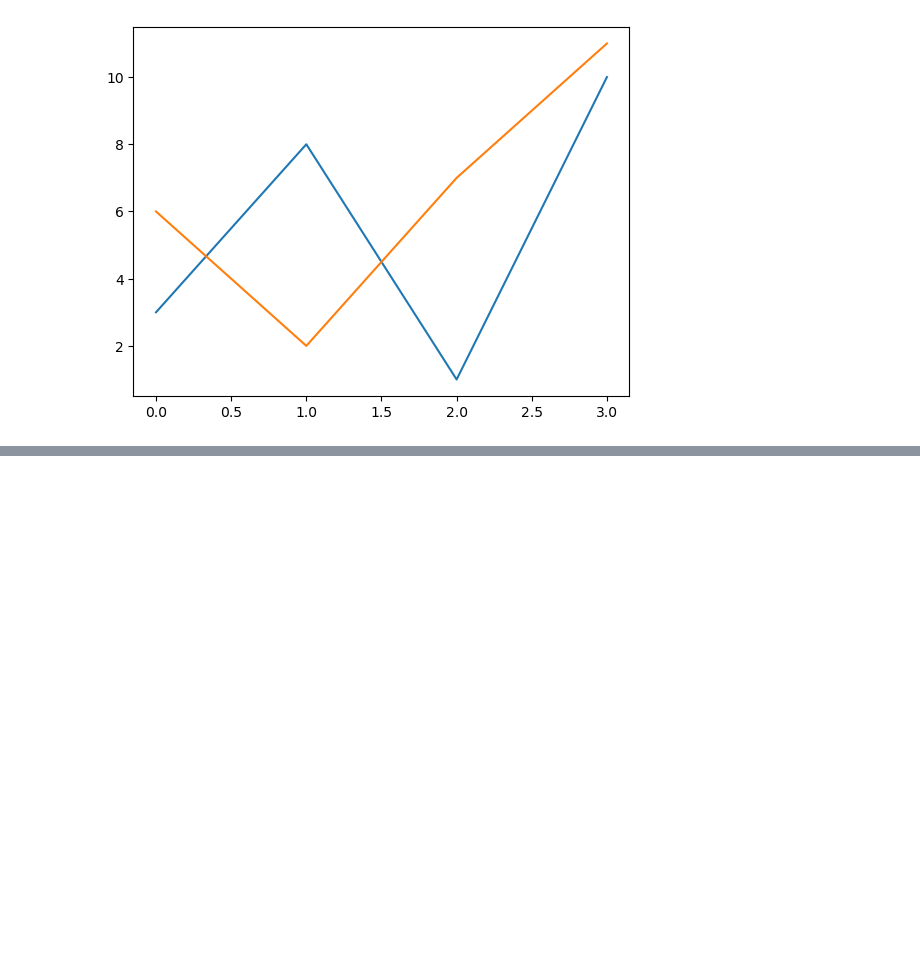
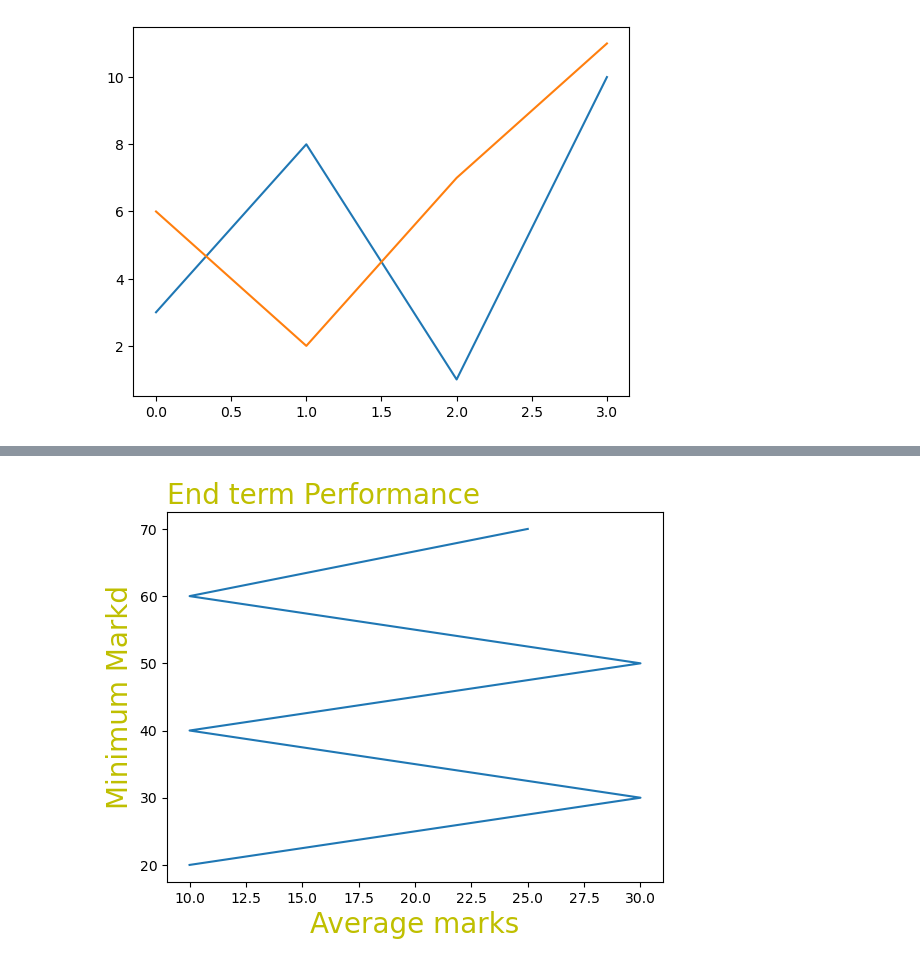
Before and after one commit to Joelson-Dieter/JupyterNotebook.ipynb, a Jupyter notebook: matplotlib.ipynb/marker.ipynb, the cells around one changed output, grey strips where cells are left out. Saved outputs shown, nothing was run; the diff lists cells and outputs as text; code cells hidden in the pictures; blank space fills up the shorter version.

```diff
--- a/matplotlib.ipynb/marker.ipynb
+++ b/matplotlib.ipynb/marker.ipynb
@@ -75,0 +104,12 @@ plt.show()
+# %%
+import matplotlib.pyplot as plt
+import numpy as np
+x=np.array([10,30,10,30,10,25])
+y=np.array([20,30,40,50,60,70])
+plt.plot(x,y)
+plt.title("End term Performance",color='y',size=20,loc='left')
+plt.xlabel("Average marks",color='y',size=20)
+plt.ylabel("Minimum Markd",color='y',size=20)
+plt.show()
+# %% [output]
+[figure, added]
```
Also changed, not shown: parts of 3 cells of this notebook.
